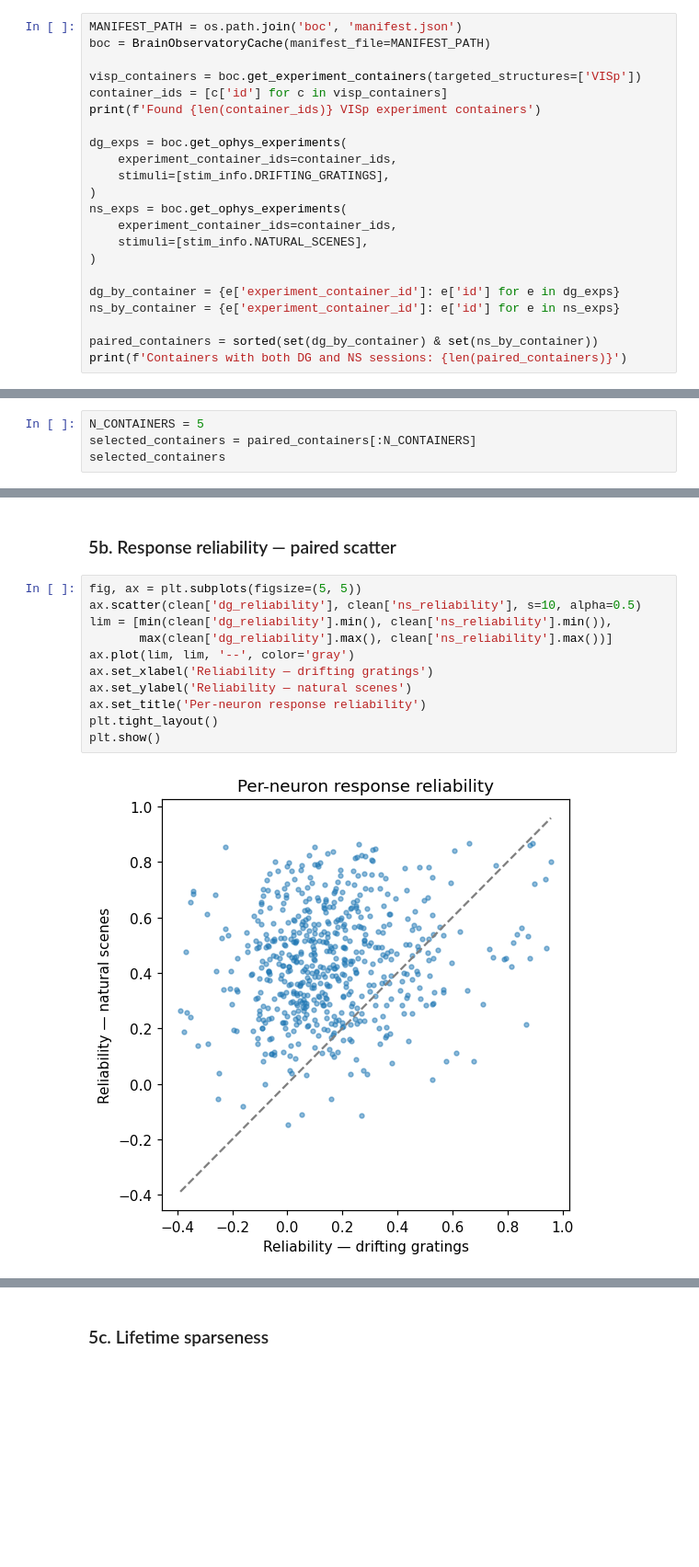
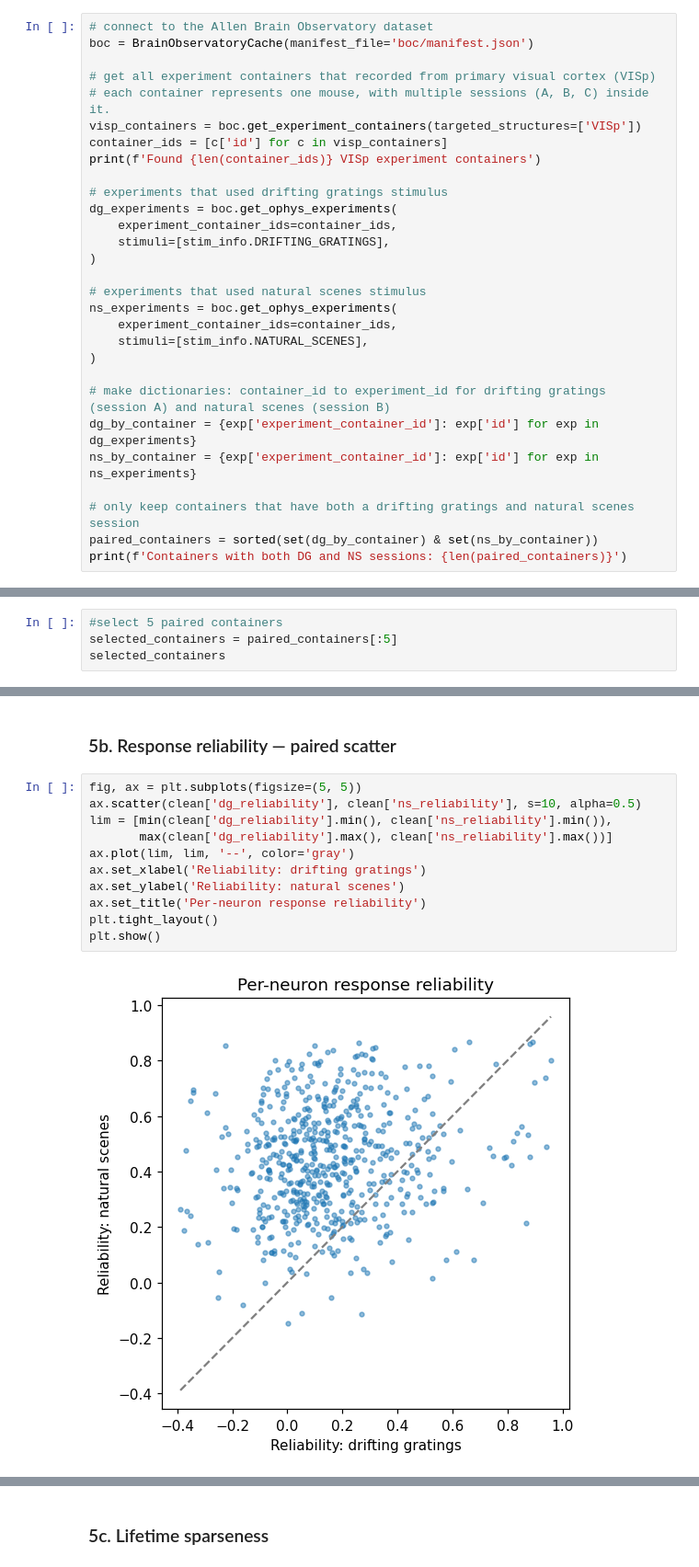
Before and after one commit to bassamhajjawi/Cogs_138_final_project, a Jupyter notebook: cogs_138_final_project.ipynb, the cells around one changed output, grey strips where cells are left out. Shown at 92% size. Saved outputs shown, nothing was run; the diff lists cells and outputs as text; blank space fills up the shorter version.

```diff
--- a/cogs_138_final_project.ipynb
+++ b/cogs_138_final_project.ipynb
@@ -67,25 +72,32 @@ plt.rcParams['figure.dpi'] = 110
 
 The Allen Brain Observatory splits each experiment container into three imaging sessions (A, B, C). Drifting gratings live in session A and natural scenes live in session B, so we collect both for the same set of containers.
 # %%
-MANIFEST_PATH = os.path.join('boc', 'manifest.json')
-boc = BrainObservatoryCache(manifest_file=MANIFEST_PATH)
+# connect to the Allen Brain Observatory dataset
+boc = BrainObservatoryCache(manifest_file='boc/manifest.json')
 
+# get all experiment containers that recorded from primary visual cortex (VISp)
+# each container represents one mouse, with multiple sessions (A, B, C) inside it.
 visp_containers = boc.get_experiment_containers(targeted_structures=['VISp'])
 container_ids = [c['id'] for c in visp_containers]
 print(f'Found {len(container_ids)} VISp experiment containers')
 
-dg_exps = boc.get_ophys_experiments(
+# experiments that used drifting gratings stimulus
+dg_experiments = boc.get_ophys_experiments(
     experiment_container_ids=container_ids,
     stimuli=[stim_info.DRIFTING_GRATINGS],
 )
-ns_exps = boc.get_ophys_experiments(
+
+# experiments that used natural scenes stimulus
+ns_experiments = boc.get_ophys_experiments(
     experiment_container_ids=container_ids,
     stimuli=[stim_info.NATURAL_SCENES],
 )
 
-dg_by_container = {e['experiment_container_id']: e['id'] for e in dg_exps}
-ns_by_container = {e['experiment_container_id']: e['id'] for e in ns_exps}
+# make dictionaries: container_id to experiment_id for drifting gratings (session A) and natural scenes (session B)
+dg_by_container = {exp['experiment_container_id']: exp['id'] for exp in dg_experiments}
+ns_by_container = {exp['experiment_container_id']: exp['id'] for exp in ns_experiments}
 
+# only keep containers that have both a drifting gratings and natural scenes session
 paired_containers = sorted(set(dg_by_container) & set(ns_by_container))
 print(f'Containers with both DG and NS sessions: {len(paired_containers)}')
 # %% [output]
@@ -96,6 +108,6 @@ We pick a small subset of containers to keep download/compute time tractable. In
 # %%
-N_CONTAINERS = 5
-selected_containers = paired_containers[:N_CONTAINERS]
+#select 5 paired containers
+selected_containers = paired_containers[:5]
 selected_containers
 # %% [output]
 [511498742, 511507650, 511507811, 511509529, 511510650]
@@ -301,13 +390,13 @@ plt.show()
 # %%
 fig, ax = plt.subplots(figsize=(5, 5))
 ax.scatter(clean['dg_reliability'], clean['ns_reliability'], s=10, alpha=0.5)
 lim = [min(clean['dg_reliability'].min(), clean['ns_reliability'].min()),
        max(clean['dg_reliability'].max(), clean['ns_reliability'].max())]
 ax.plot(lim, lim, '--', color='gray')
-ax.set_xlabel('Reliability — drifting gratings')
-ax.set_ylabel('Reliability — natural scenes')
+ax.set_xlabel('Reliability: drifting gratings')
+ax.set_ylabel('Reliability: natural scenes')
 ax.set_title('Per-neuron response reliability')
 plt.tight_layout()
 plt.show()
 # %% [output]
-[figure, old version]
+[figure, new version]
```
Also changed, not shown: parts of 17 cells of this notebook.
